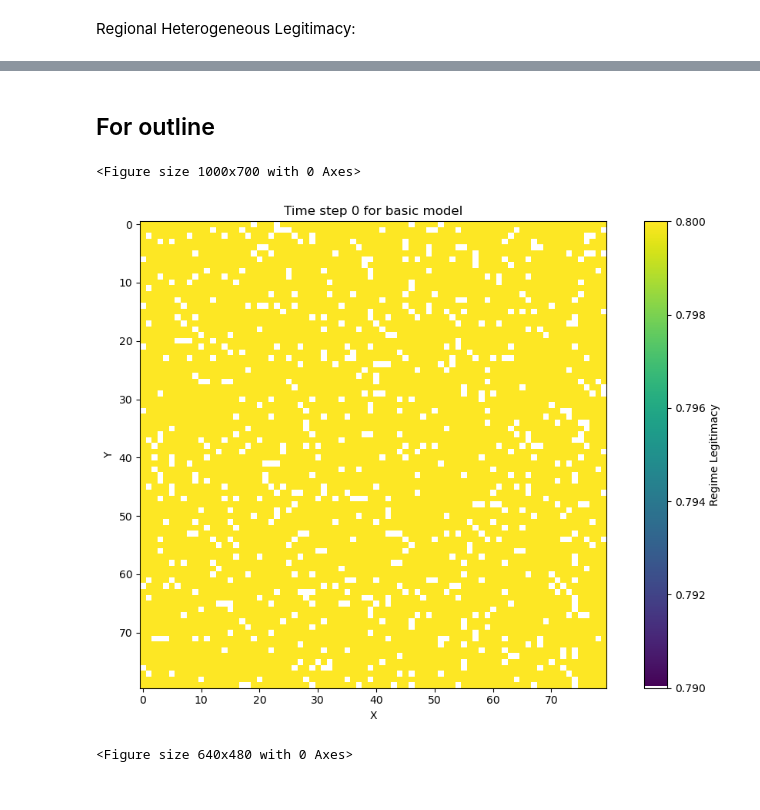
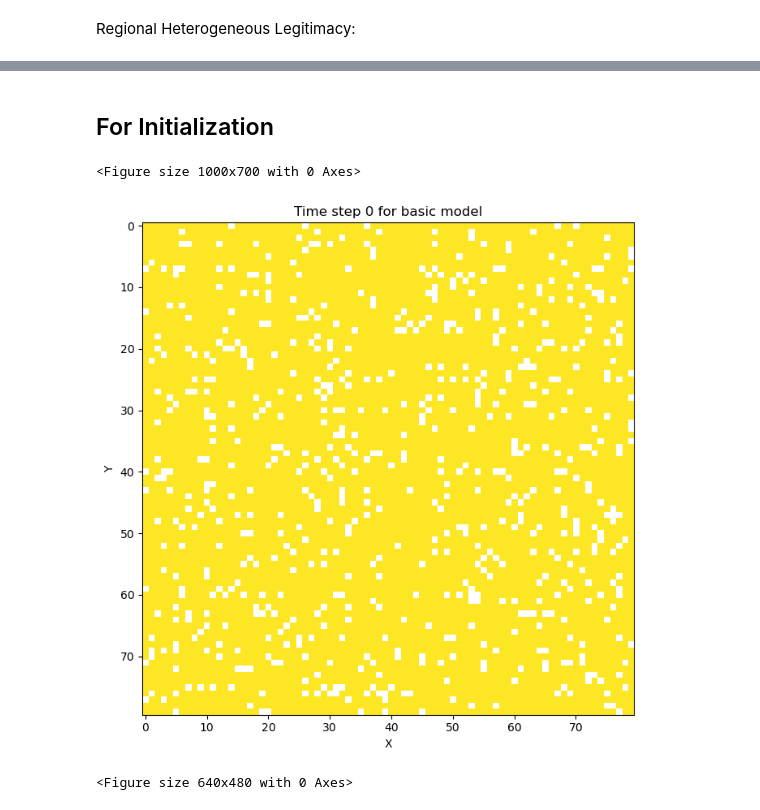
Before and after one commit to yehuihe/epstein_network_civil_violence, a Jupyter notebook: legitimacy.ipynb, the cells around one changed output, grey strips where cells are left out. Saved outputs shown, nothing was run; the diff lists cells and outputs as text; code cells hidden in the pictures.

```diff
--- a/legitimacy.ipynb
+++ b/legitimacy.ipynb
@@ -114,7 +17,0 @@ def plot_heatmaps(heatmaps, legitimacy_impacts, time_steps):
-# %%
-# Main code execution, about 35s to run
-if __name__ == "__main__":
-    legitimacy_impacts = [0.01, 0.05, 0.1, 0.2, 0.4, 0.8]
-    time_steps = [0, 1, 2, 3, 4]
-    heatmaps = run_model_and_collect_data_multi_impact(legitimacy_impacts, time_steps)
-    plot_heatmaps(heatmaps, legitimacy_impacts, time_steps)
@@ -550,2 +237,2 @@ plot_legitimacy_histograms(average_histogram_data, time_steps)
 # %% [markdown]
-## For outline
+## For Initialization
@@ -664,14 +239,46 @@ def plot_heatmaps(heatmaps, time_steps, legitimacy_type):
+# %%
+# Function to plot heatmaps
+def plot_heatmaps_init(heatmaps, time_steps, legitimacy_type):
+    """
+    Plot heatmaps for each time step.
+    Args:
+        heatmaps (list): Heatmap data for each time step
+        time_steps (list): List of time steps to capture
+    """
+    num_cols = 4
+    num_rows = (len(time_steps) + num_cols - 1) // num_cols
+    # fig, axes = plt.subplots(num_rows, num_cols, figsize=(20, 15))
+    # axes = axes.flatten()
+    cmap = create_colormap()
+
+
+    plt.figure(figsize=(10, 7))
+    cmap = create_colormap()
+
+    data_with_nan = np.where(heatmaps[0] == 0, np.nan, heatmaps[0])
+    min_value = np.nanmin(data_with_nan)
+
+    plt.figure(figsize=(10, 7))
+    im = plt.imshow(heatmaps[0], cmap=cmap, interpolation='nearest', vmin=min_value-0.01, vmax=np.max(heatmaps[0]))
+    plt.title(f'Time step 0 for {legitimacy_type} model')
+    plt.xlabel('X')
+    plt.ylabel('Y')
+
+    plt.tight_layout()
+    plt.show()
+
+    plt.tight_layout(rect=[0, 0, 0.85, 1])
+    plt.show()
 # %%
-# Main code execution, about 1m 46s to run
 if __name__ == "__main__":
     legitimacy_type = "basic"
     time_steps = [0]
     citizen_density=0.7
     model = create_model(legitimacy_type = legitimacy_type)
-    heatmaps = run_model_and_collect_data_single(model, time_steps)
-    plot_heatmaps(heatmaps, time_steps, legitimacy_type)
+    heatmaps = run_model_and_collect_data_over_time(model, time_steps)
+    plot_heatmaps_init(heatmaps, time_steps, legitimacy_type)
 # %% [output]
 <Figure size 1000x700 with 0 Axes>
-[figure, old version]
+[figure, new version]
 <Figure size 640x480 with 0 Axes>
 # %%
```
Also changed, not shown: parts of 24 cells of this notebook.
